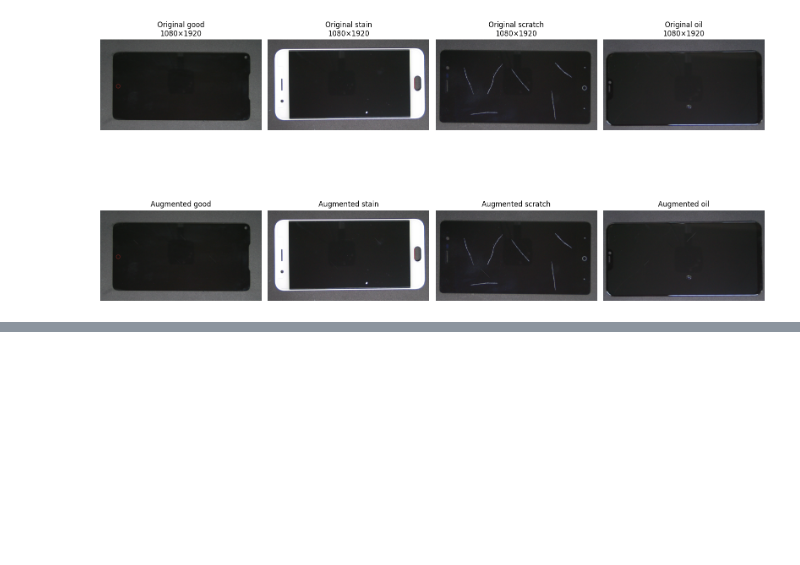
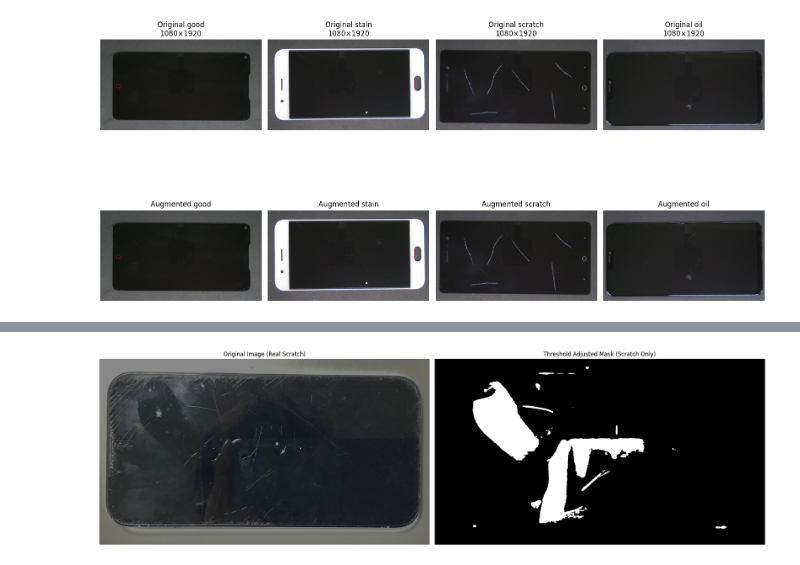
Before and after one commit to adhoc0909/smartphone_defect_segmentation, a Jupyter notebook: jupyter/Augementation_test.ipynb, the cells around one changed output, grey strips where cells are left out. Drawn from its saved outputs; the diff is of its cells as text; code cells hidden in the pictures; blank space fills up the shorter version.

```diff
--- a/jupyter/Augementation_test.ipynb
+++ b/jupyter/Augementation_test.ipynb
@@ -308,0 +431,87 @@ Processed oil: Oil_0186.jpg
+# %%
+import os
+import cv2
+import torch
+import numpy as np
+import matplotlib.pyplot as plt
+from sam2.build_sam import build_sam2
+from sam2.automatic_mask_generator import SAM2AutomaticMaskGenerator
+
+# 1. 경로 및 모델 설정
+base_path = "/content/drive/MyDrive/likelion/smartphone_defect_segmentation/data/Mobile Phone Defect/real"
+image_name = 'real_scratch_1.jpeg'
+full_path = os.path.join(base_path, image_name)
+
+device = "cuda" if torch.cuda.is_available() else "cpu"
+model_cfg = "sam2_hiera_l.yaml"
+checkpoint = "sam2_hiera_large.pt"
+
+# 2. 이미지 로드
+image = cv2.imread(full_path)
+if image is None:
+    print(f"❌ 파일을 찾을 수 없습니다: {full_path}")
+else:
+    image = cv2.cvtColor(image, cv2.COLOR_BGR2RGB)
+    print("✅ 이미지를 성공적으로 불러왔습니다.")
+
+    # 3. SAM 2 모델 로드
+    sam2 = build_sam2(model_cfg, checkpoint, device=device, apply_postprocessing=False)
+
+    # 4. 자동 마스크 생성기 설정 (기스 추출을 위한 Threshold 조정)
+    mask_generator = SAM2AutomaticMaskGenerator(
+        model=sam2,
+        points_per_side=128,          # 더 촘촘하게 점을 찍어 미세한 선을 탐색
+        points_per_batch=64,
+        pred_iou_thresh=0.4,          # 낮출수록 희미한 기스도 포함시킴
+        stability_score_thresh=0.4,   # 낮출수록 확실하지 않은(흐릿한) 선도 인식
+        min_mask_region_area=1,       # 아주 작은 픽셀 단위 기스도 유지
+    )
+
+    # 5. 마스크 생성
+    print("⏳ 마스크 생성 중... (정밀 탐색 모드)")
+    masks = mask_generator.generate(image)
+    print(f"✨ 총 {len(masks)}개의 후보 영역을 발견했습니다.")
+
+    # 6. 마스크 통합 및 시각화 함수
+    def process_and_visualize(anns, output_name='final_scratch_mask.png'):
+        if len(anns) == 0:
+            print("❌ 생성된 마스크가 없습니다.")
+            return
+
+        h, w = anns[0]['segmentation'].shape
+        combined_mask = np.zeros((h, w), dtype=np.uint8)
+
+        # 전체 이미지 면적 (너무 큰 빛 반사 영역을 제거하기 위함)
+        total_area = h * w
+
+        # 찾은 마스크 중 크기가 너무 큰 것(액정 전체, 큰 빛 반사)은 필터링
+        for ann in anns:
+            # 이미지 전체 면적의 5% 미만인 작은 객체(기스 후보)만 합침
+            if ann['area'] < (total_area * 0.05):
+                m = ann['segmentation']
+                combined_mask[m] = 255
+
+        # 결과 저장
+        save_path = os.path.join(base_path, output_name)
+        cv2.imwrite(save_path, combined_mask)
+        print(f"마스크 저장 완료: {save_path}")
+
+        # 나란히 시각화
+        plt.figure(figsize=(20, 10))
+
+        plt.subplot(1, 2, 1)
+        plt.imshow(image)
+        plt.title("Original Image (Real Scratch)")
+        plt.axis('off')
+
+        plt.subplot(1, 2, 2)
+        plt.imshow(combined_mask, cmap='gray')
+        plt.title("Threshold Adjusted Mask (Scratch Only)")
+        plt.axis('off')
+
+        plt.tight_layout()
+        plt.show()
+
+    # 실행
+    process_and_visualize(masks)
+# %% [output]
@@ -308,0 +522 @@ Processed oil: Oil_0186.jpg
+[figure, added]
```
Also changed, not shown: parts of 6 cells of this notebook.
